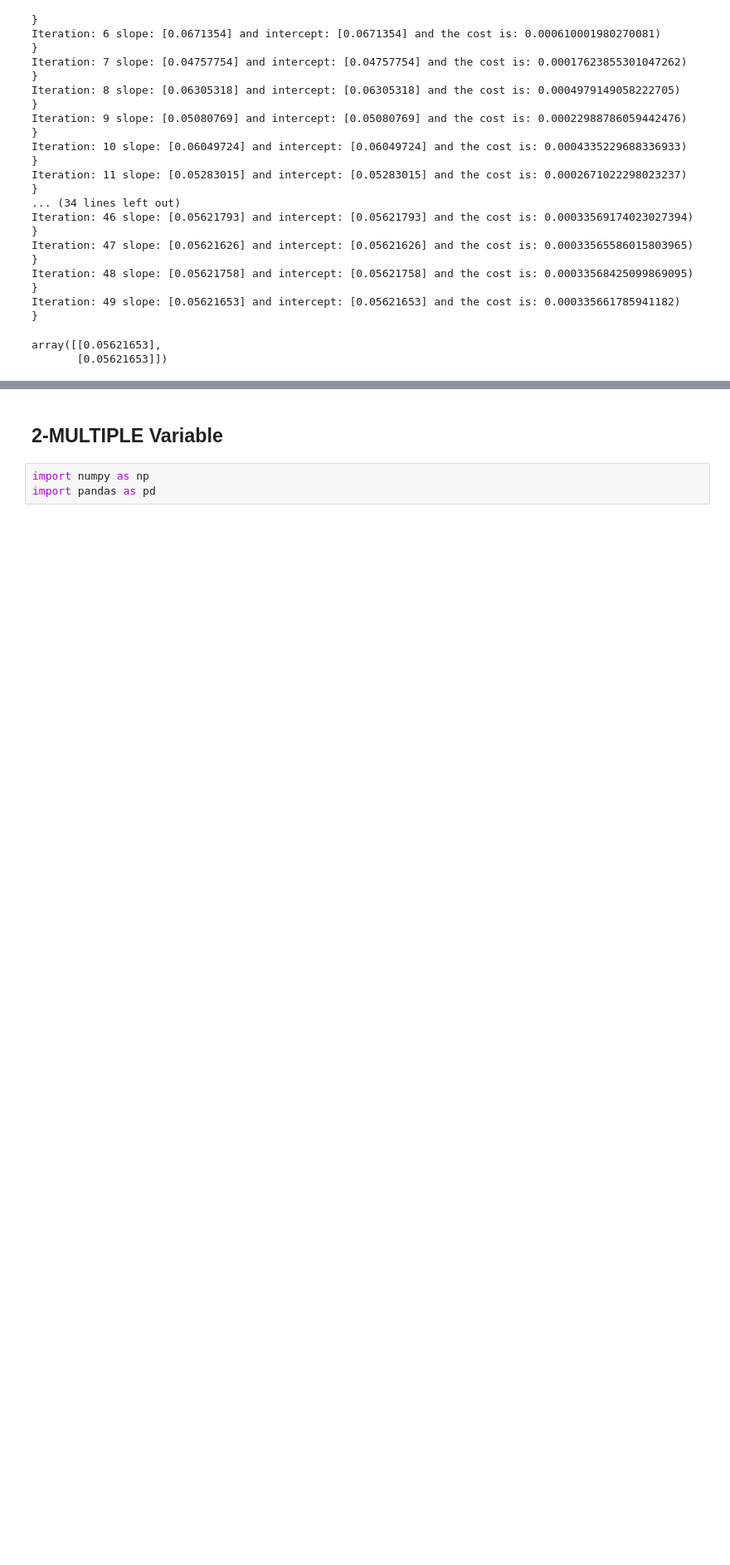
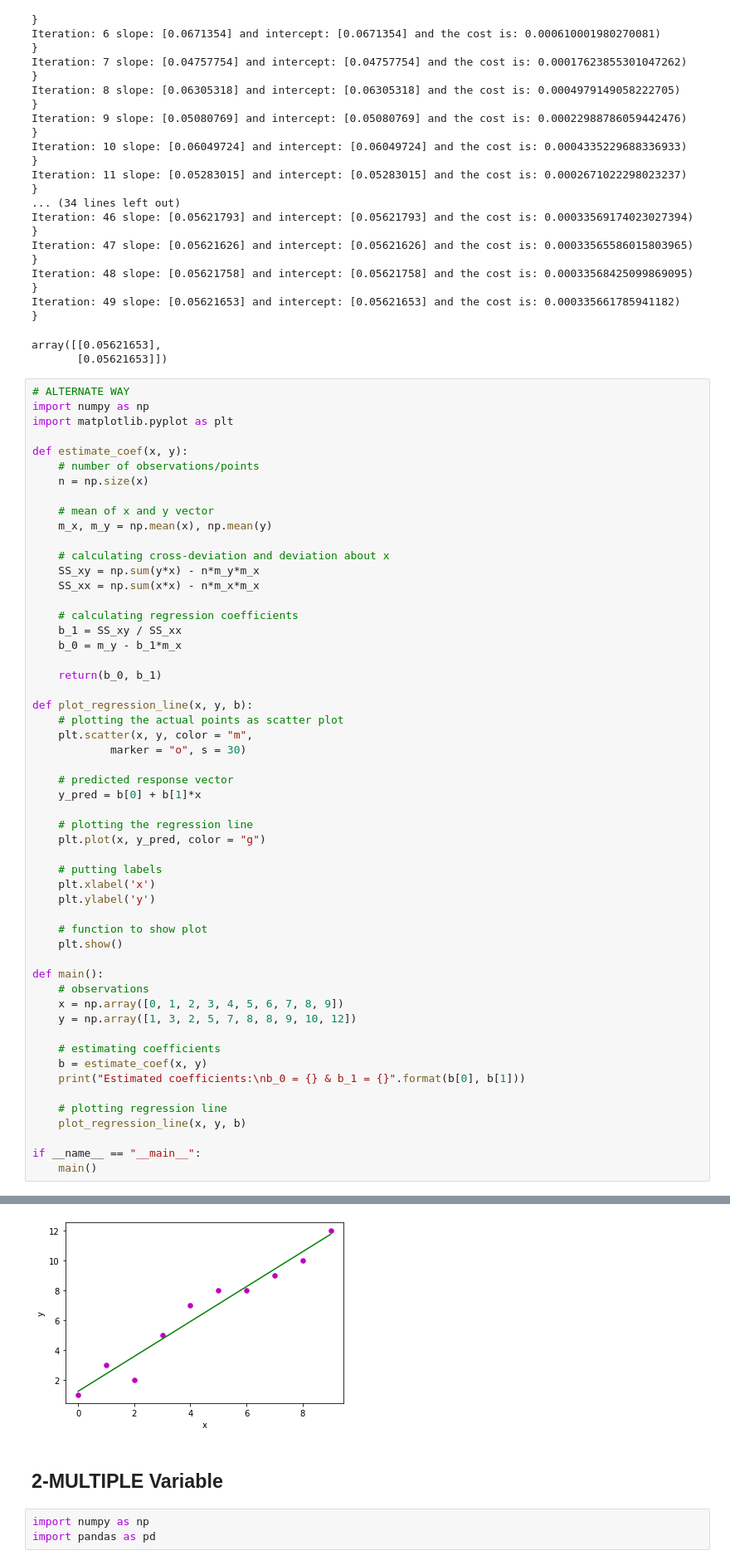
Before and after one commit to KumarPython/learning-ML, a Jupyter notebook: ML Basics/B1-Linear Regression.ipynb, the cells around one changed output, grey strips where cells are left out. Shown at 83% size. Cells and saved outputs as stored; diff of their text form; blank space fills up the shorter version.

```diff
--- a/ML Basics/B1-Linear Regression.ipynb
+++ b/ML Basics/B1-Linear Regression.ipynb
@@ -95,3 +95,58 @@ Iteration: 48 slope: [0.05621758] and intercept: [0.05621758] and the cost is: 0
 Iteration: 49 slope: [0.05621653] and intercept: [0.05621653] and the cost is: 0.000335661785941182)                                                                                        }
 array([[0.05621653],
        [0.05621653]])
+# %%
+# ALTERNATE WAY
+import numpy as np
+import matplotlib.pyplot as plt
+
+def estimate_coef(x, y):
+	# number of observations/points
+	n = np.size(x)
+
+	# mean of x and y vector
+	m_x, m_y = np.mean(x), np.mean(y)
+
+	# calculating cross-deviation and deviation about x
+	SS_xy = np.sum(y*x) - n*m_y*m_x
+	SS_xx = np.sum(x*x) - n*m_x*m_x
+
+	# calculating regression coefficients
+	b_1 = SS_xy / SS_xx
+	b_0 = m_y - b_1*m_x
+
+	return(b_0, b_1)
+
+def plot_regression_line(x, y, b):
+	# plotting the actual points as scatter plot
+	plt.scatter(x, y, color = "m",
+			marker = "o", s = 30)
+
+	# predicted response vector
+	y_pred = b[0] + b[1]*x
+
+	# plotting the regression line
+	plt.plot(x, y_pred, color = "g")
+
+	# putting labels
+	plt.xlabel('x')
+	plt.ylabel('y')
+
+	# function to show plot
+	plt.show()
+
+def main():
+	# observations
+	x = np.array([0, 1, 2, 3, 4, 5, 6, 7, 8, 9])
+	y = np.array([1, 3, 2, 5, 7, 8, 8, 9, 10, 12])
+
+	# estimating coefficients
+	b = estimate_coef(x, y)
+	print("Estimated coefficients:\nb_0 = {} & b_1 = {}".format(b[0], b[1]))
+
+	# plotting regression line
+	plot_regression_line(x, y, b)
+
+if __name__ == "__main__":
+	main()
+# %% [output]
@@ -98,3 +155,4 @@ array([[0.05621653],
+[figure, added]
 # %% [markdown]
 ## **2-MULTIPLE Variable**
 # %%
```
Also changed, not shown: parts of 5 cells of this notebook, 2 other files.
